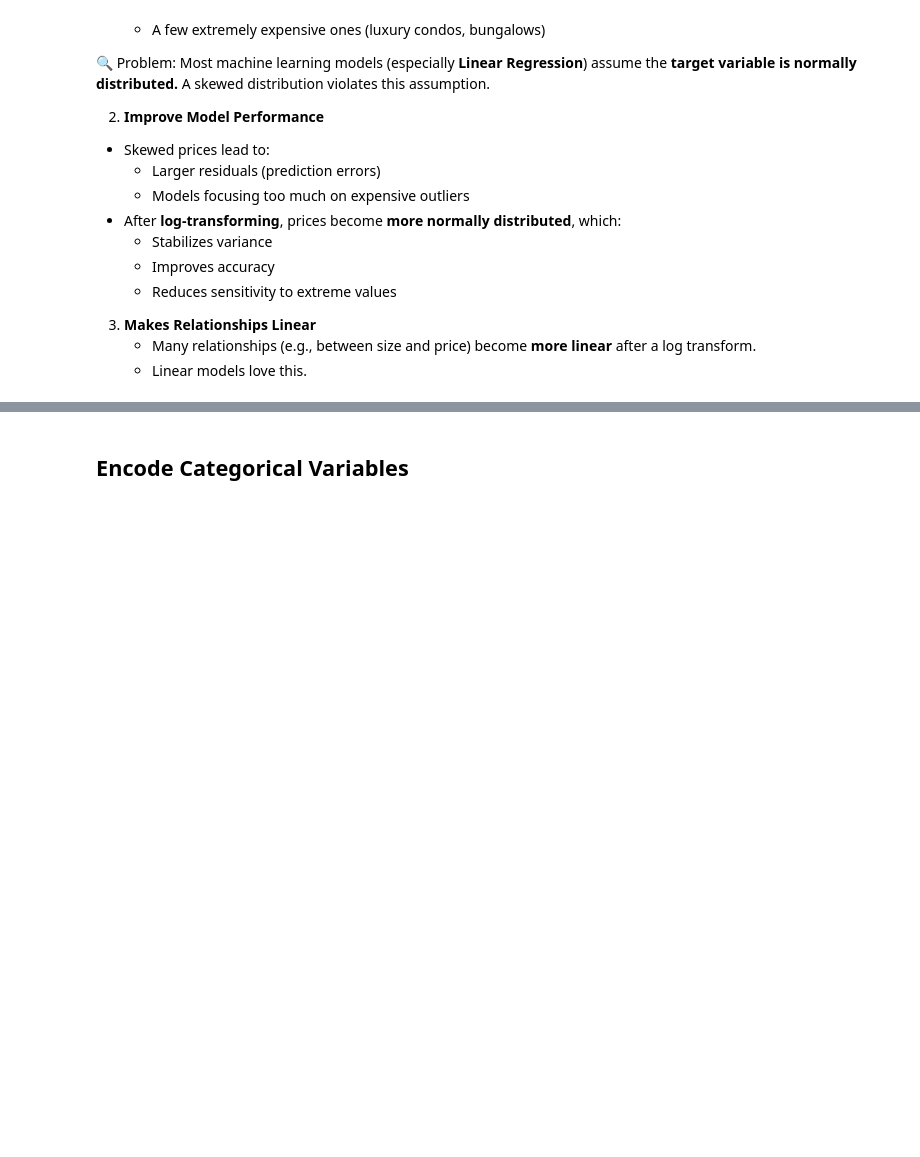
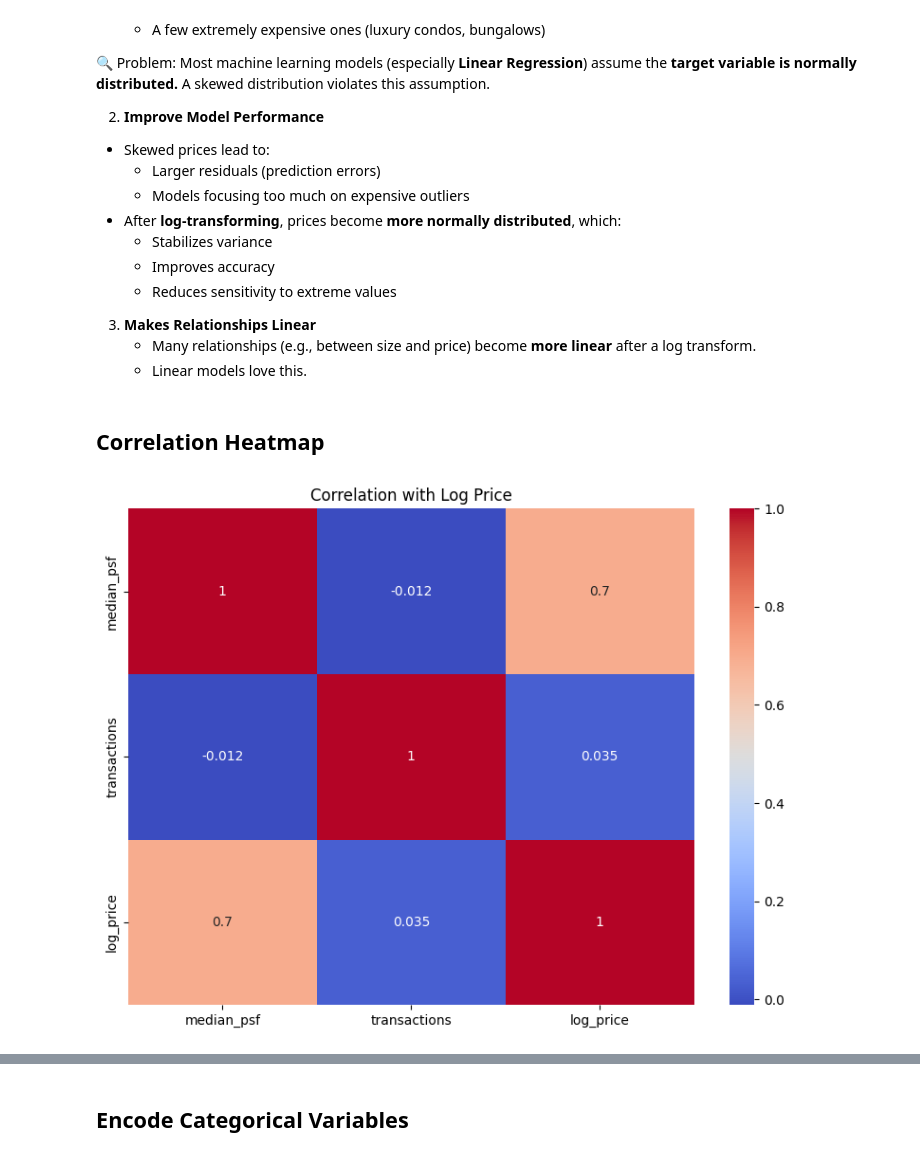
Before and after one commit to xrwong2003/Predicting-residential-property-prices-in-Malaysia-using-machine-learning, a Jupyter notebook: notebooks/property_price_prediction.ipynb, the cells around one changed output, grey strips where cells are left out. Drawn from its saved outputs; the diff is of its cells as text; code cells hidden in the pictures; blank space fills up the shorter version.

Commit message:
Add EDA - boxplots & correlation

```diff
--- a/notebooks/property_price_prediction.ipynb
+++ b/notebooks/property_price_prediction.ipynb
@@ -102,3 +102,14 @@ Most machine learning models (especially **Linear Regression**) assume the **tar
 3. **Makes Relationships Linear**
     -   Many relationships (e.g., between size and price) become **more linear** after a log transform.
     -   Linear models love this.
+# %% [markdown]
+## Correlation Heatmap
+# %%
+# Check correlation with numeric features
+plt.figure(figsize=(8, 6))
+sns.heatmap(df[['median_psf', 'transactions', 'log_price']].corr(), annot=True, cmap='coolwarm')
+plt.title('Correlation with Log Price')
+plt.tight_layout()
+plt.show()
+# %% [output]
+[figure, added]
```
Also changed, not shown: parts of 4 cells of this notebook, 1 other file.
